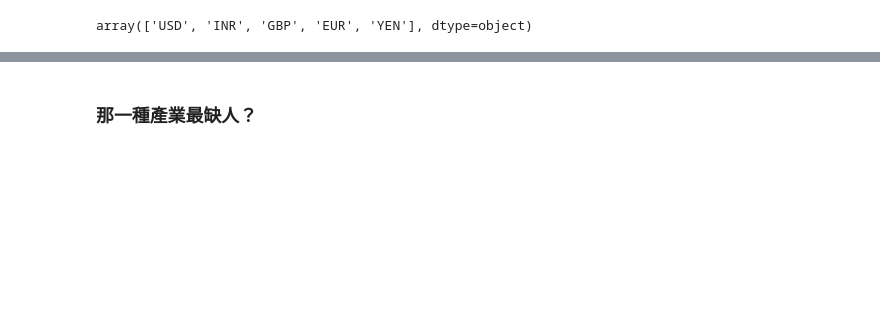
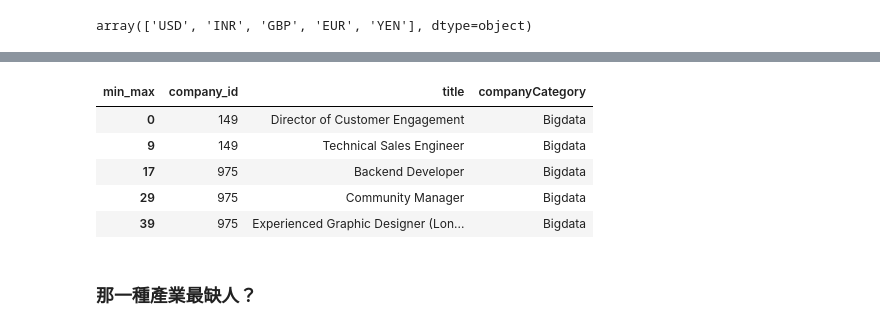
Before and after one commit to leoluyi/Yotta_Viz101, a Jupyter notebook: lecture-notes/python/lottery_salary.ipynb, the cells around one changed output, grey strips where cells are left out. Cells and saved outputs as stored; diff of their text form; code cells hidden in the pictures; blank space fills up the shorter version.

```diff
--- a/lecture-notes/python/lottery_salary.ipynb
+++ b/lecture-notes/python/lottery_salary.ipynb
@@ -246,6 +246,21 @@ salary_long.head(20)
 |  | 975 | Backend Developer | Full Time | London | GBP | Amazon Web Services | 65000.0 | 30000.0 |
 |  |  |  |  |  |  | Backend Developer | 65000.0 | 30000.0 |
 |  |  |  |  |  |  | Data Science | 65000.0 | 30000.0 |
+# %%
+jobs = (salary_long
+        .reset_index(['company_id', 'title', 'companyCategory'])
+        .reset_index(drop=True)
+        .loc[:, ['company_id', 'title', 'companyCategory']]
+        .drop_duplicates(['company_id', 'title'])
+        )
+jobs.head()
+# %% [output]
+| min_max | company_id | title | companyCategory |
+| 0 | 149 | Director of Customer Engagement | Bigdata |
+| 9 | 149 | Technical Sales Engineer | Bigdata |
+| 17 | 975 | Backend Developer | Bigdata |
+| 29 | 975 | Community Manager | Bigdata |
+| 39 | 975 | Experienced Graphic Designer (Lon... | Bigdata |
 # %% [markdown]
 ### 那一種產業最缺人？
 # %%
```
Also changed, not shown: parts of 2 cells of this notebook, 1 other file.
